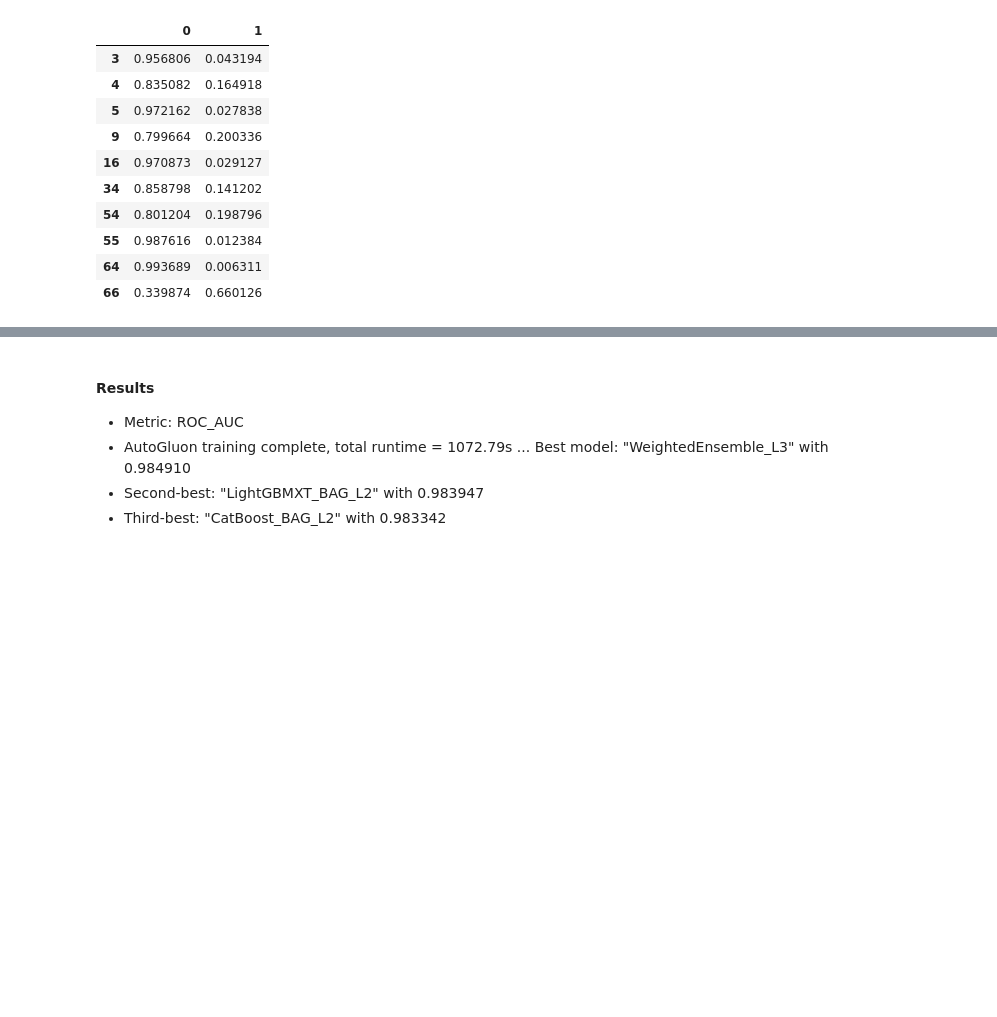
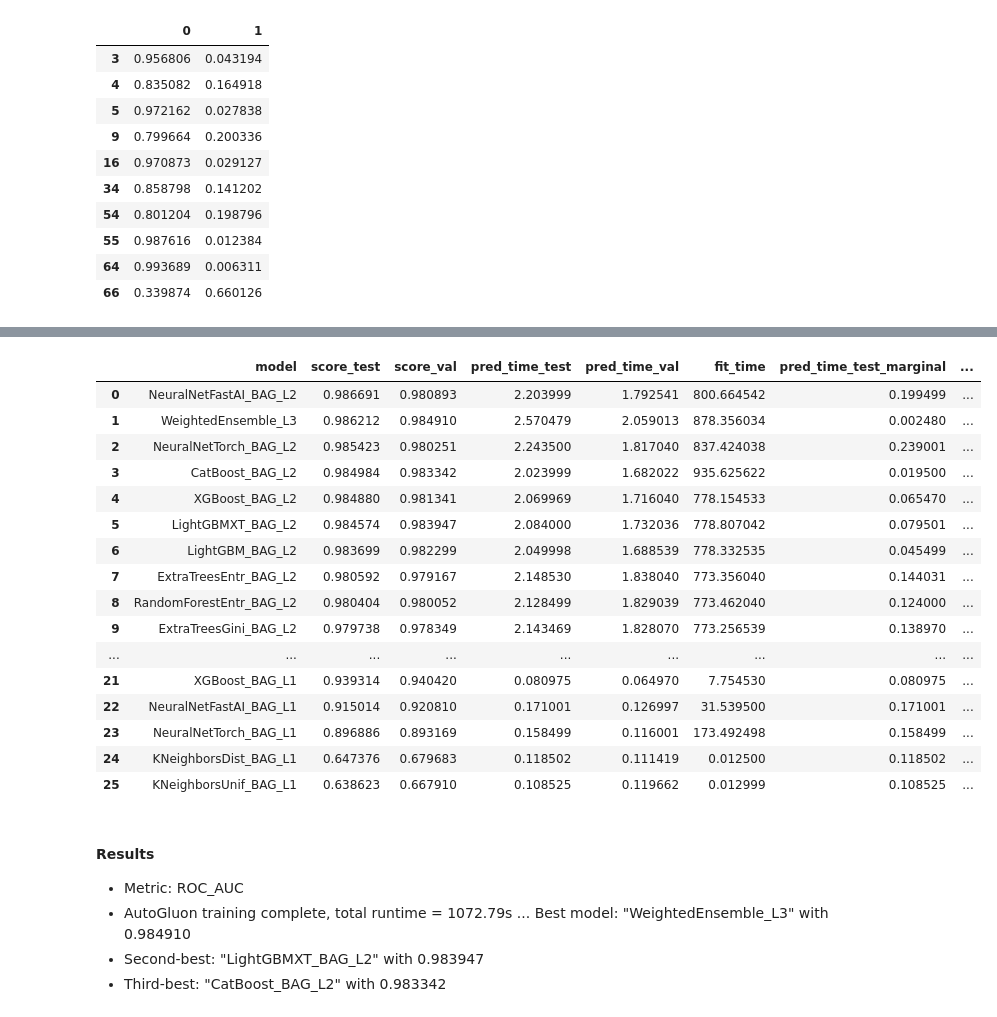
Before and after one commit to jtoepp/NM_Data_Scientist_Take_Home_Test, a Jupyter notebook: NM_Assessment.ipynb, the cells around one changed output, grey strips where cells are left out. Cells and saved outputs as stored; diff of their text form; code cells hidden in the pictures; blank space fills up the shorter version.

```diff
--- a/NM_Assessment.ipynb
+++ b/NM_Assessment.ipynb
@@ -496,0 +455,4 @@ TabularPredictor saved. To load, use: predictor = TabularPredictor.load("default
+# %%
+# load saved model and bypass the training time
+predictor = TabularPredictor.load("defaultModels-predictTarget")
+predictor.leaderboard(test_data, silent=True)
@@ -618,3 +527,25 @@ TabularPredictor saved. To load, use: predictor = TabularPredictor.load("default
+# %%
+# load saved model and bypass the training time
+predictor = TabularPredictor.load("defaultModels-predictTarget-bestQuality")
+predictor.leaderboard(test_data, silent=True)
+# %% [output]
+|  | model | score_test | score_val | pred_time_test | pred_time_val | fit_time | pred_time_test_marginal | ... |
+| 0 | NeuralNetFastAI_BAG_L2 | 0.986691 | 0.980893 | 2.203999 | 1.792541 | 800.664542 | 0.199499 | ... |
+| 1 | WeightedEnsemble_L3 | 0.986212 | 0.984910 | 2.570479 | 2.059013 | 878.356034 | 0.002480 | ... |
+| 2 | NeuralNetTorch_BAG_L2 | 0.985423 | 0.980251 | 2.243500 | 1.817040 | 837.424038 | 0.239001 | ... |
+| 3 | CatBoost_BAG_L2 | 0.984984 | 0.983342 | 2.023999 | 1.682022 | 935.625622 | 0.019500 | ... |
+| 4 | XGBoost_BAG_L2 | 0.984880 | 0.981341 | 2.069969 | 1.716040 | 778.154533 | 0.065470 | ... |
+| 5 | LightGBMXT_BAG_L2 | 0.984574 | 0.983947 | 2.084000 | 1.732036 | 778.807042 | 0.079501 | ... |
+| 6 | LightGBM_BAG_L2 | 0.983699 | 0.982299 | 2.049998 | 1.688539 | 778.332535 | 0.045499 | ... |
+| 7 | ExtraTreesEntr_BAG_L2 | 0.980592 | 0.979167 | 2.148530 | 1.838040 | 773.356040 | 0.144031 | ... |
+| 8 | RandomForestEntr_BAG_L2 | 0.980404 | 0.980052 | 2.128499 | 1.829039 | 773.462040 | 0.124000 | ... |
+| 9 | ExtraTreesGini_BAG_L2 | 0.979738 | 0.978349 | 2.143469 | 1.828070 | 773.256539 | 0.138970 | ... |
+| ... | ... | ... | ... | ... | ... | ... | ... | ... |
+| 21 | XGBoost_BAG_L1 | 0.939314 | 0.940420 | 0.080975 | 0.064970 | 7.754530 | 0.080975 | ... |
+| 22 | NeuralNetFastAI_BAG_L1 | 0.915014 | 0.920810 | 0.171001 | 0.126997 | 31.539500 | 0.171001 | ... |
+| 23 | NeuralNetTorch_BAG_L1 | 0.896886 | 0.893169 | 0.158499 | 0.116001 | 173.492498 | 0.158499 | ... |
+| 24 | KNeighborsDist_BAG_L1 | 0.647376 | 0.679683 | 0.118502 | 0.111419 | 0.012500 | 0.118502 | ... |
+| 25 | KNeighborsUnif_BAG_L1 | 0.638623 | 0.667910 | 0.108525 | 0.119662 | 0.012999 | 0.108525 | ... |
 # %% [markdown]
 #### Results
 * Metric: ROC_AUC
```
Also changed, not shown: parts of 18 cells of this notebook, 1 other file.
